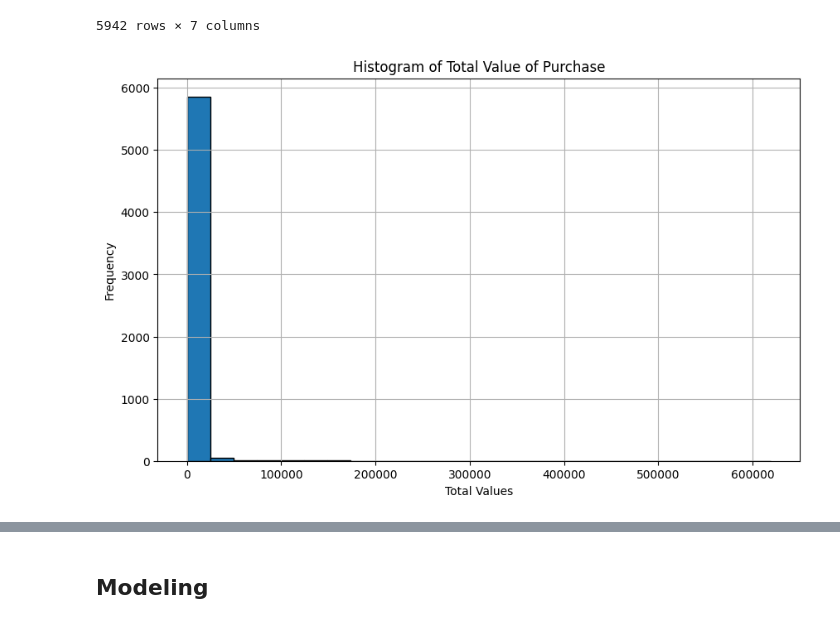
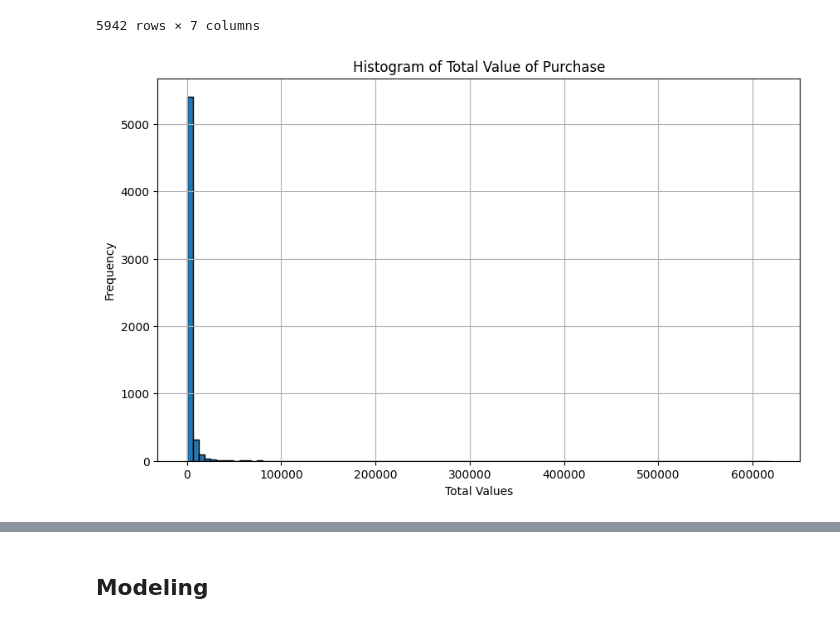
Before and after one commit to AnujBelgaonkar/Customer-Data-Analysis, a Jupyter notebook: src/rfm_analysis.ipynb, the cells around one changed output, grey strips where cells are left out. Cells and saved outputs as stored; diff of their text form; code cells hidden in the pictures.

```diff
--- a/src/rfm_analysis.ipynb
+++ b/src/rfm_analysis.ipynb
@@ -166,13 +166,13 @@ grouped_data
 5942 rows × 7 columns
 # %%
 plt.figure(figsize=(10, 6))
-plt.hist(grouped_data['Total value'], bins=25, edgecolor='black')
+plt.hist(grouped_data['Total value'], bins=100, edgecolor='black')
 plt.title('Histogram of Total Value of Purchase')
 plt.xlabel('Total Values')
 plt.ylabel('Frequency')
 plt.grid(True)
 # %% [output]
-[figure, old version]
+[figure, new version]
 # %%
 grouped_data['Monetary Score'] = pd.qcut(grouped_data['Total value'], q=5, labels=[1,2,3,4,5])
 grouped_data
```
Also changed, not shown: parts of 7 cells of this notebook, 6 other files.
